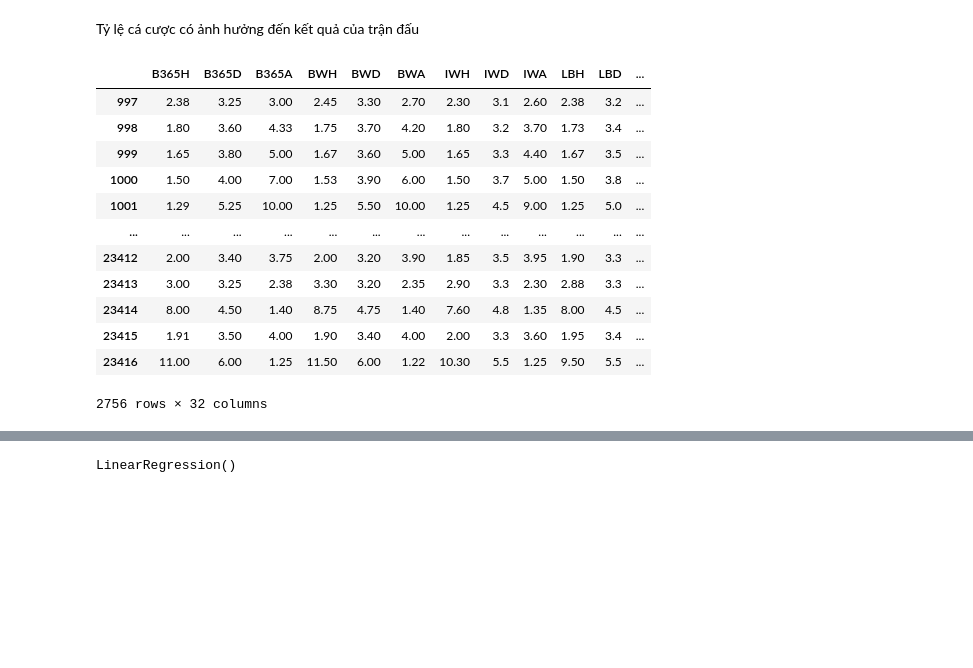
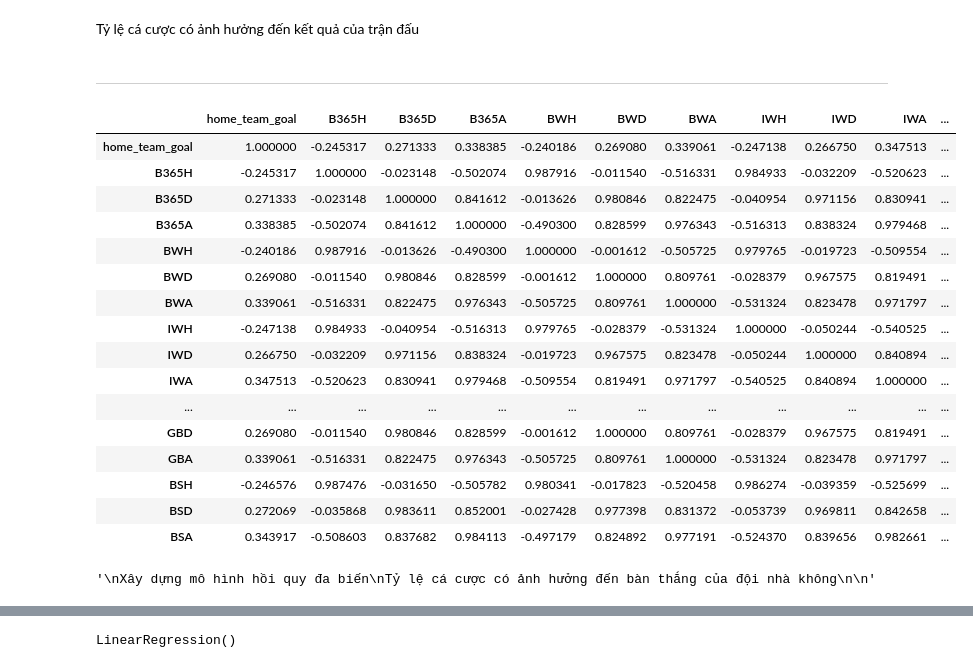
Before and after one commit to Trungtd0304/MiniProjectPython, a Jupyter notebook: miniproject_team.ipynb, the cells around one changed output, grey strips where cells are left out. Drawn from its saved outputs; the diff is of its cells as text; code cells hidden in the pictures; blank space fills up the shorter version.

```diff
--- a/miniproject_team.ipynb
+++ b/miniproject_team.ipynb
@@ -168,48 +169,60 @@ detailed_matches_home[['home_team_result', 'away_team_result']] = detailed_match
+# %% [markdown]
+-------------------------
 # %%
-detailed_matches_home=detailed_matches_home[['B365H',
+detailed_matches_home[['home_team_goal','B365H',
 'B365D',
 'B365A',
 'BWH',
 'BWD',
 'BWA',
 'IWH',
 'IWD',
 'IWA',
 'LBH',
 'LBD',
 'LBA',
 'PSH',
 'PSD',
 'PSA',
 'WHH',
 'WHD',
 'WHA',
 'SJH',
 'SJD',
 'SJA',
 'VCH',
 'VCD',
 'VCA',
 'GBH',
 'GBD',
 'GBA',
 'BSH',
 'BSD',
-'BSA','home_team_result', 'away_team_result']].dropna()
+'BSA']].corr()
+# %% [output]
+|  | home_team_goal | B365H | B365D | B365A | BWH | BWD | BWA | IWH | IWD | IWA | ... |
+| home_team_goal | 1.000000 | -0.245317 | 0.271333 | 0.338385 | -0.240186 | 0.269080 | 0.339061 | -0.247138 | 0.266750 | 0.347513 | ... |
+| B365H | -0.245317 | 1.000000 | -0.023148 | -0.502074 | 0.987916 | -0.011540 | -0.516331 | 0.984933 | -0.032209 | -0.520623 | ... |
+| B365D | 0.271333 | -0.023148 | 1.000000 | 0.841612 | -0.013626 | 0.980846 | 0.822475 | -0.040954 | 0.971156 | 0.830941 | ... |
+| B365A | 0.338385 | -0.502074 | 0.841612 | 1.000000 | -0.490300 | 0.828599 | 0.976343 | -0.516313 | 0.838324 | 0.979468 | ... |
+| BWH | -0.240186 | 0.987916 | -0.013626 | -0.490300 | 1.000000 | -0.001612 | -0.505725 | 0.979765 | -0.019723 | -0.509554 | ... |
+| BWD | 0.269080 | -0.011540 | 0.980846 | 0.828599 | -0.001612 | 1.000000 | 0.809761 | -0.028379 | 0.967575 | 0.819491 | ... |
+| BWA | 0.339061 | -0.516331 | 0.822475 | 0.976343 | -0.505725 | 0.809761 | 1.000000 | -0.531324 | 0.823478 | 0.971797 | ... |
+| IWH | -0.247138 | 0.984933 | -0.040954 | -0.516313 | 0.979765 | -0.028379 | -0.531324 | 1.000000 | -0.050244 | -0.540525 | ... |
+| IWD | 0.266750 | -0.032209 | 0.971156 | 0.838324 | -0.019723 | 0.967575 | 0.823478 | -0.050244 | 1.000000 | 0.840894 | ... |
+| IWA | 0.347513 | -0.520623 | 0.830941 | 0.979468 | -0.509554 | 0.819491 | 0.971797 | -0.540525 | 0.840894 | 1.000000 | ... |
+| ... | ... | ... | ... | ... | ... | ... | ... | ... | ... | ... | ... |
+| GBD | 0.269080 | -0.011540 | 0.980846 | 0.828599 | -0.001612 | 1.000000 | 0.809761 | -0.028379 | 0.967575 | 0.819491 | ... |
+| GBA | 0.339061 | -0.516331 | 0.822475 | 0.976343 | -0.505725 | 0.809761 | 1.000000 | -0.531324 | 0.823478 | 0.971797 | ... |
+| BSH | -0.246576 | 0.987476 | -0.031650 | -0.505782 | 0.980341 | -0.017823 | -0.520458 | 0.986274 | -0.039359 | -0.525699 | ... |
+| BSD | 0.272069 | -0.035868 | 0.983611 | 0.852001 | -0.027428 | 0.977398 | 0.831372 | -0.053739 | 0.969811 | 0.842658 | ... |
+| BSA | 0.343917 | -0.508603 | 0.837682 | 0.984113 | -0.497179 | 0.824892 | 0.977191 | -0.524370 | 0.839656 | 0.982661 | ... |
-# %%
-detailed_matches_home
-# %% [output]
-|  | B365H | B365D | B365A | BWH | BWD | BWA | IWH | IWD | IWA | LBH | LBD | ... |
-| 997 | 2.38 | 3.25 | 3.00 | 2.45 | 3.30 | 2.70 | 2.30 | 3.1 | 2.60 | 2.38 | 3.2 | ... |
-| 998 | 1.80 | 3.60 | 4.33 | 1.75 | 3.70 | 4.20 | 1.80 | 3.2 | 3.70 | 1.73 | 3.4 | ... |
-| 999 | 1.65 | 3.80 | 5.00 | 1.67 | 3.60 | 5.00 | 1.65 | 3.3 | 4.40 | 1.67 | 3.5 | ... |
-| 1000 | 1.50 | 4.00 | 7.00 | 1.53 | 3.90 | 6.00 | 1.50 | 3.7 | 5.00 | 1.50 | 3.8 | ... |
-| 1001 | 1.29 | 5.25 | 10.00 | 1.25 | 5.50 | 10.00 | 1.25 | 4.5 | 9.00 | 1.25 | 5.0 | ... |
-| ... | ... | ... | ... | ... | ... | ... | ... | ... | ... | ... | ... | ... |
-| 23412 | 2.00 | 3.40 | 3.75 | 2.00 | 3.20 | 3.90 | 1.85 | 3.5 | 3.95 | 1.90 | 3.3 | ... |
-| 23413 | 3.00 | 3.25 | 2.38 | 3.30 | 3.20 | 2.35 | 2.90 | 3.3 | 2.30 | 2.88 | 3.3 | ... |
-| 23414 | 8.00 | 4.50 | 1.40 | 8.75 | 4.75 | 1.40 | 7.60 | 4.8 | 1.35 | 8.00 | 4.5 | ... |
-| 23415 | 1.91 | 3.50 | 4.00 | 1.90 | 3.40 | 4.00 | 2.00 | 3.3 | 3.60 | 1.95 | 3.4 | ... |
-| 23416 | 11.00 | 6.00 | 1.25 | 11.50 | 6.00 | 1.22 | 10.30 | 5.5 | 1.25 | 9.50 | 5.5 | ... |
-2756 rows × 32 columns
+# %%
+'''
+Xây dựng mô hình hồi quy đa biến
+Tỷ lệ cá cược có ảnh hưởng đến bàn thắng của đội nhà không
+
+'''
+# %% [output]
+'\nXây dựng mô hình hồi quy đa biến\nTỷ lệ cá cược có ảnh hưởng đến bàn thắng của đội nhà không\n\n'
 # %%
```
Also changed, not shown: parts of 14 cells of this notebook, 6 other files.
